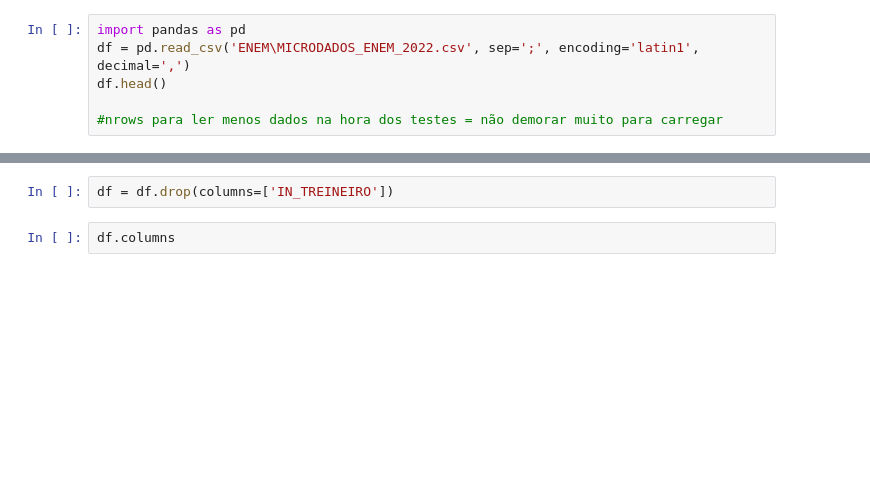
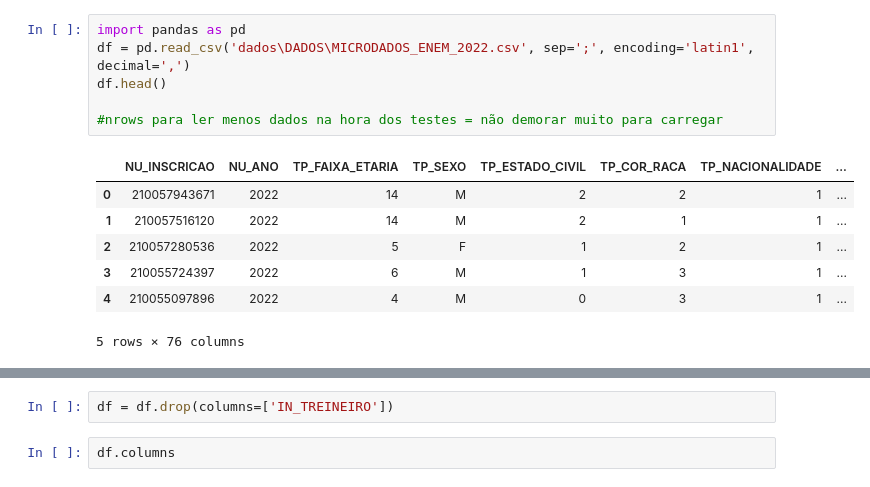
Before and after one commit to saragocams/dumaju, a Jupyter notebook: APS1.ipynb, the cells around one changed output, grey strips where cells are left out. Cells and saved outputs as stored; diff of their text form; blank space fills up the shorter version.

```diff
--- a/APS1.ipynb
+++ b/APS1.ipynb
@@ -1,8 +1,16 @@
 # %%
 import pandas as pd
-df = pd.read_csv('ENEM\MICRODADOS_ENEM_2022.csv', sep=';', encoding='latin1', decimal=',')
+df = pd.read_csv('dados\DADOS\MICRODADOS_ENEM_2022.csv', sep=';', encoding='latin1', decimal=',')
 df.head()
 
 #nrows para ler menos dados na hora dos testes = não demorar muito para carregar
+# %% [output]
+|  | NU_INSCRICAO | NU_ANO | TP_FAIXA_ETARIA | TP_SEXO | TP_ESTADO_CIVIL | TP_COR_RACA | TP_NACIONALIDADE | ... |
+| 0 | 210057943671 | 2022 | 14 | M | 2 | 2 | 1 | ... |
+| 1 | 210057516120 | 2022 | 14 | M | 2 | 1 | 1 | ... |
+| 2 | 210057280536 | 2022 | 5 | F | 1 | 2 | 1 | ... |
+| 3 | 210055724397 | 2022 | 6 | M | 1 | 3 | 1 | ... |
+| 4 | 210055097896 | 2022 | 4 | M | 0 | 3 | 1 | ... |
+5 rows × 76 columns
 # %%
 df.columns
```
Also changed, not shown: parts of 22 cells of this notebook.
